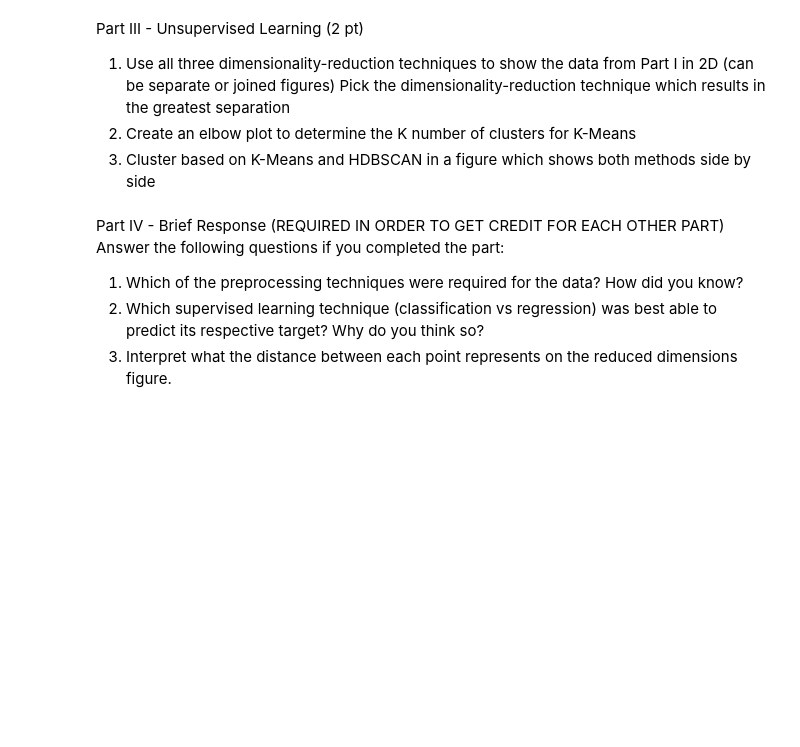
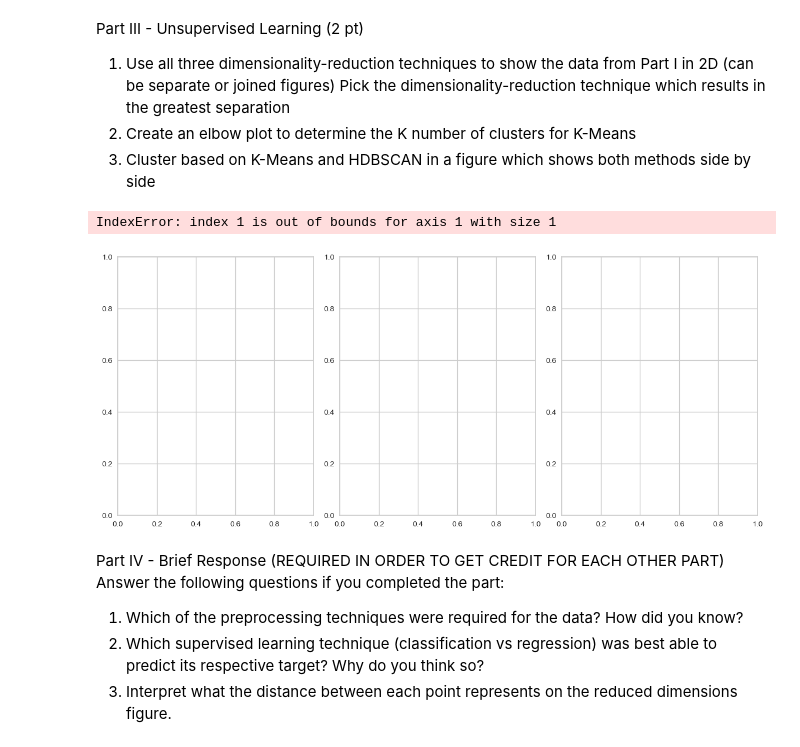
Before and after one commit to nafortun/qbio_490_nataliefortunato, a Jupyter notebook: week11_python_applications/Intro_to_Machine_Learning.ipynb, the cells around one changed output. Cells and saved outputs as stored; diff of their text form; code cells hidden in the pictures; blank space fills up the shorter version.

```diff
--- a/week11_python_applications/Intro_to_Machine_Learning.ipynb
+++ b/week11_python_applications/Intro_to_Machine_Learning.ipynb
@@ -577,3 +729,24 @@ Part III - Unsupervised Learning (2 pt)
 3. Cluster based on K-Means and HDBSCAN in a figure which shows both methods side by side
 # %%
 # write code here
+plt.rcParams['figure.figsize'] = [12, 5]
+
+
+reducers = [
+    PCA(),
+    TSNE(),
+    UMAP()
+]
+reducers_names = ['PCA', 't-SNE', 'UMAP']
+
+fig, axs = plt.subplots(1, 3, constrained_layout=True)
+
+for i in range(3):
+    embedding = reducers[i].fit_transform(scaled_data)
+    x_vals = embedding[:, 0]
+    y_vals = embedding[:, 1]
+    axs[i].scatter(x_vals, y_vals, cmap='nipy_spectral', alpha=0.5)
+    axs[i].set_title(reducers_names[i])
+# %% [output]
+IndexError: index 1 is out of bounds for axis 1 with size 1
+[figure, added]
```
Also changed, not shown: parts of 16 cells of this notebook.
